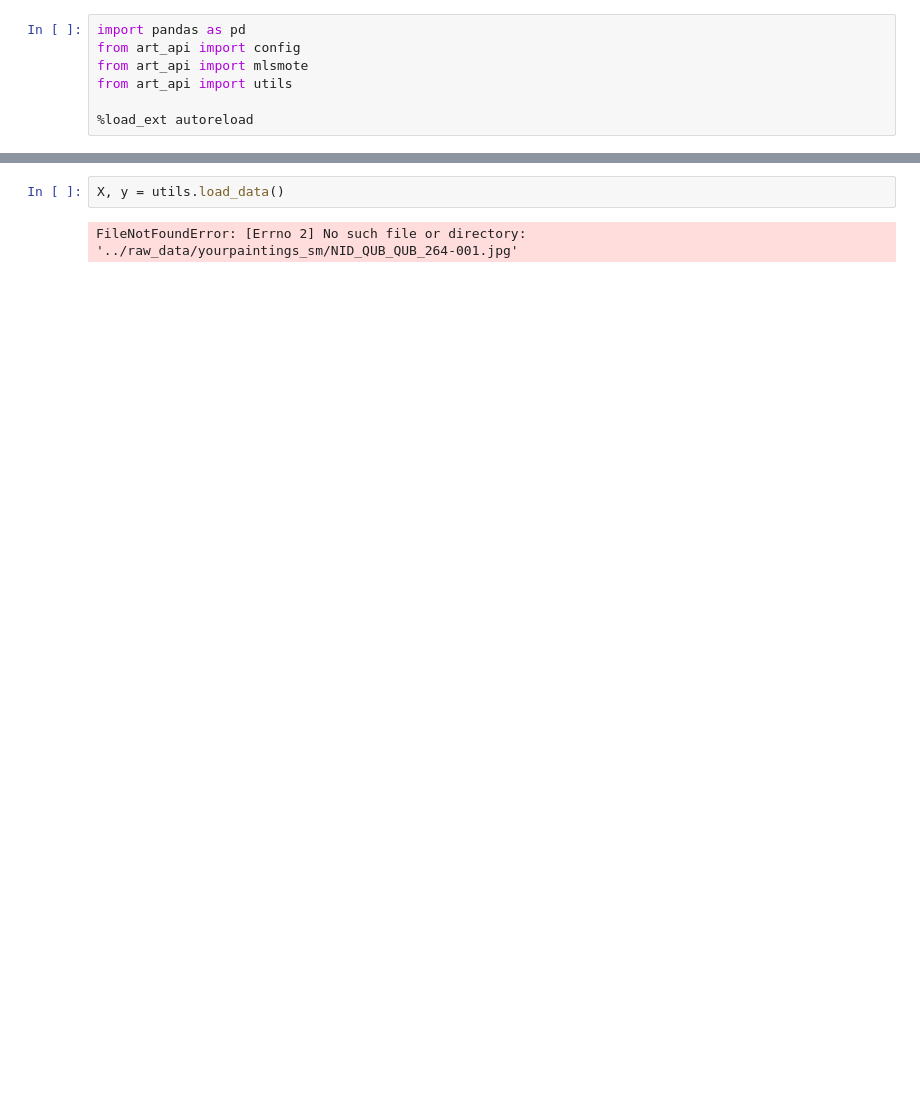
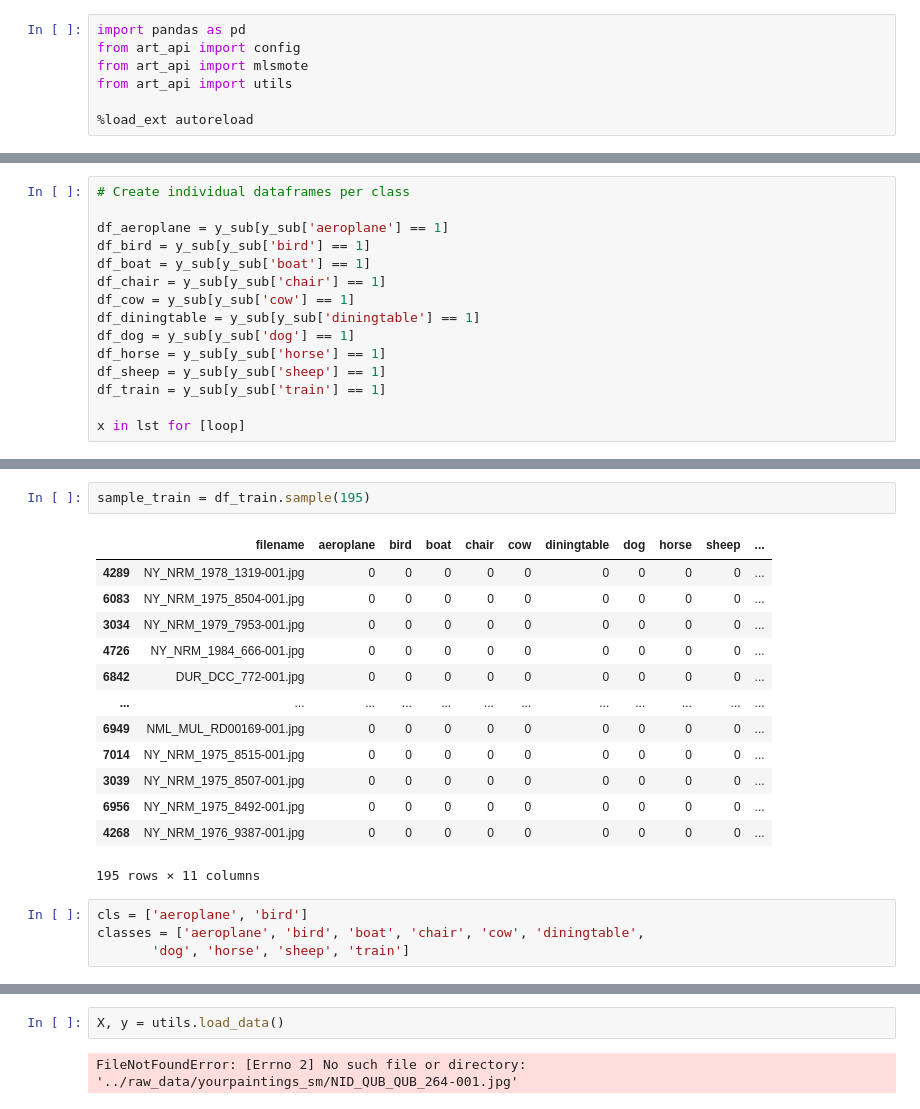
Before and after one commit to erniesg/Art-API, a Jupyter notebook: notebooks/sampling.ipynb, the cells around one changed output, grey strips where cells are left out. Saved outputs shown, nothing was run; the diff lists cells and outputs as text; blank space fills up the shorter version.

Commit message:
updating sample technique

```diff
--- a/notebooks/sampling.ipynb
+++ b/notebooks/sampling.ipynb
@@ -11,0 +125,15 @@ print(config.PATH_YOURPAINTINGS_SM)
+# %%
+# Create individual dataframes per class
+
+df_aeroplane = y_sub[y_sub['aeroplane'] == 1]
+df_bird = y_sub[y_sub['bird'] == 1]
+df_boat = y_sub[y_sub['boat'] == 1]
+df_chair = y_sub[y_sub['chair'] == 1]
+df_cow = y_sub[y_sub['cow'] == 1]
+df_diningtable = y_sub[y_sub['diningtable'] == 1]
+df_dog = y_sub[y_sub['dog'] == 1]
+df_horse = y_sub[y_sub['horse'] == 1]
+df_sheep = y_sub[y_sub['sheep'] == 1]
+df_train = y_sub[y_sub['train'] == 1]
+
+x in lst for [loop]
@@ -11,0 +155,20 @@ print(config.PATH_YOURPAINTINGS_SM)
+# %%
+sample_train = df_train.sample(195)
+# %% [output]
+|  | filename | aeroplane | bird | boat | chair | cow | diningtable | dog | horse | sheep | ... |
+| 4289 | NY_NRM_1978_1319-001.jpg | 0 | 0 | 0 | 0 | 0 | 0 | 0 | 0 | 0 | ... |
+| 6083 | NY_NRM_1975_8504-001.jpg | 0 | 0 | 0 | 0 | 0 | 0 | 0 | 0 | 0 | ... |
+| 3034 | NY_NRM_1979_7953-001.jpg | 0 | 0 | 0 | 0 | 0 | 0 | 0 | 0 | 0 | ... |
+| 4726 | NY_NRM_1984_666-001.jpg | 0 | 0 | 0 | 0 | 0 | 0 | 0 | 0 | 0 | ... |
+| 6842 | DUR_DCC_772-001.jpg | 0 | 0 | 0 | 0 | 0 | 0 | 0 | 0 | 0 | ... |
+| ... | ... | ... | ... | ... | ... | ... | ... | ... | ... | ... | ... |
+| 6949 | NML_MUL_RD00169-001.jpg | 0 | 0 | 0 | 0 | 0 | 0 | 0 | 0 | 0 | ... |
+| 7014 | NY_NRM_1975_8515-001.jpg | 0 | 0 | 0 | 0 | 0 | 0 | 0 | 0 | 0 | ... |
+| 3039 | NY_NRM_1975_8507-001.jpg | 0 | 0 | 0 | 0 | 0 | 0 | 0 | 0 | 0 | ... |
+| 6956 | NY_NRM_1975_8492-001.jpg | 0 | 0 | 0 | 0 | 0 | 0 | 0 | 0 | 0 | ... |
+| 4268 | NY_NRM_1976_9387-001.jpg | 0 | 0 | 0 | 0 | 0 | 0 | 0 | 0 | 0 | ... |
+195 rows × 11 columns
+# %%
+cls = ['aeroplane', 'bird']
+classes = ['aeroplane', 'bird', 'boat', 'chair', 'cow', 'diningtable',
+       'dog', 'horse', 'sheep', 'train']
```
Also changed, not shown: parts of 49 cells of this notebook.
